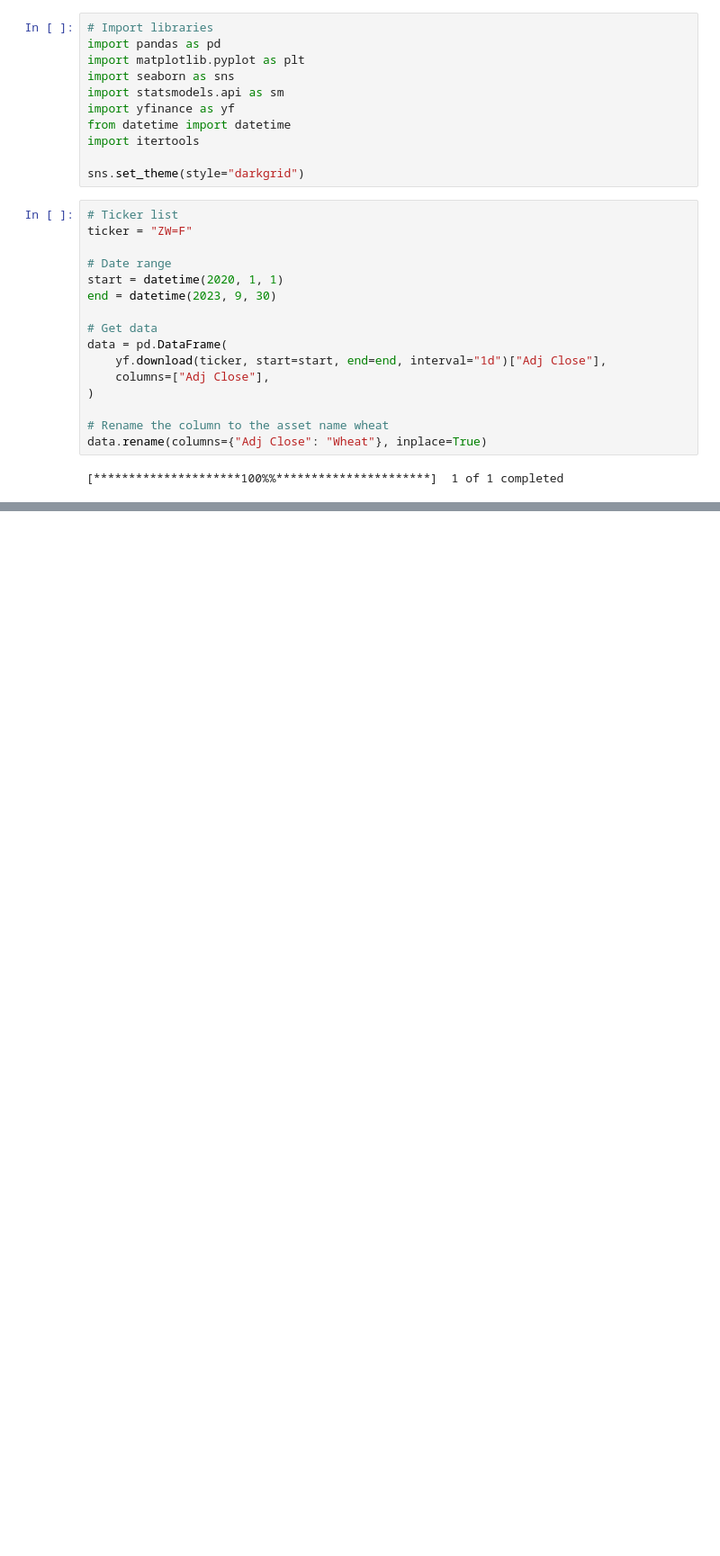
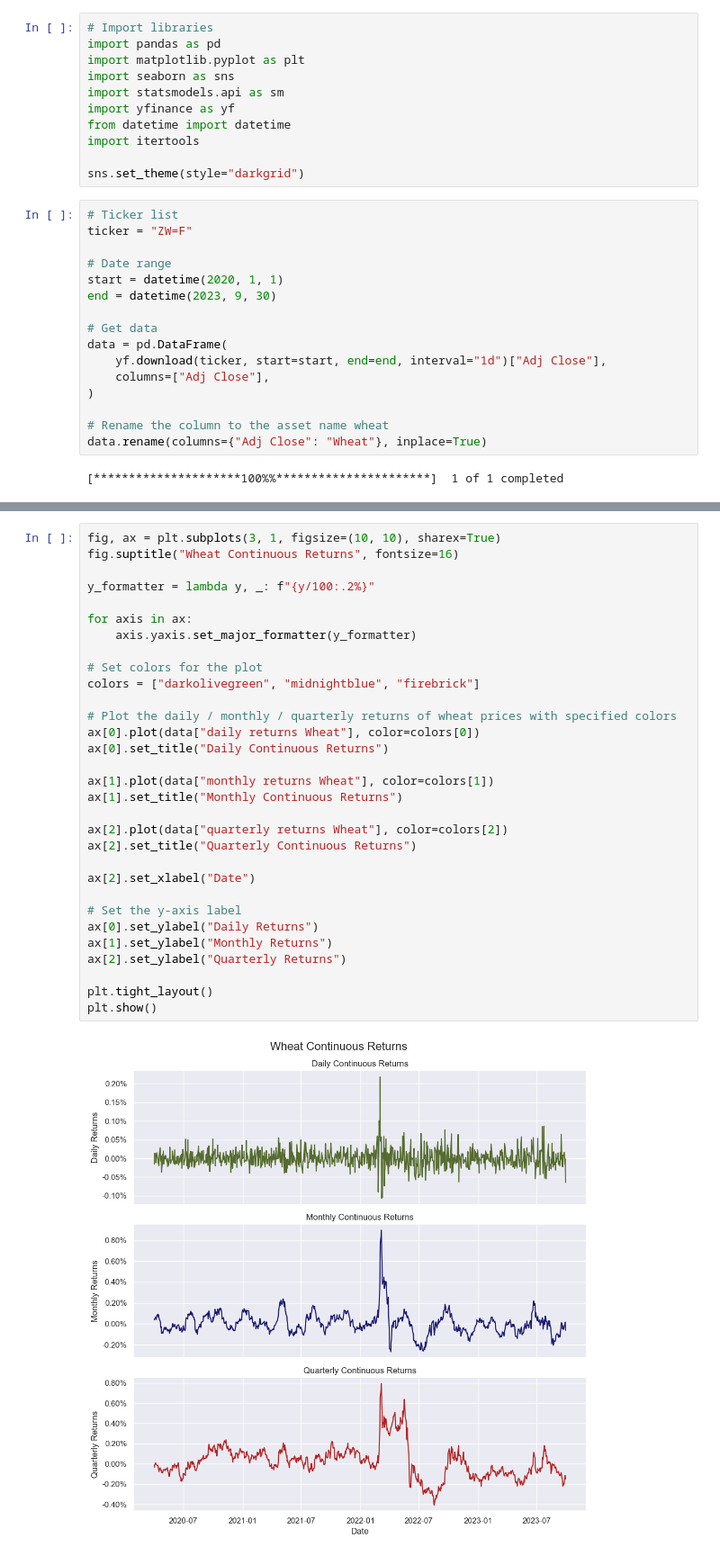
Before and after one commit to RomainCastellarnau/Assignment-2023-Applied-Time-Series, a Jupyter notebook: Computing exercises/Ex_6.ipynb, the cells around one changed output, grey strips where cells are left out. Shown at 90% size. Cells and saved outputs as stored; diff of their text form; blank space fills up the shorter version.

```diff
--- a/Computing exercises/Ex_6.ipynb
+++ b/Computing exercises/Ex_6.ipynb
@@ -78,3 +79,36 @@ data
 | 2023-09-28 | 578.75 | -0.001294 | 0.015796 | -0.113706 |
 | 2023-09-29 | 541.50 | -0.064363 | -0.061118 | -0.148919 |
 880 rows × 4 columns
+# %%
+fig, ax = plt.subplots(3, 1, figsize=(10, 10), sharex=True)
+fig.suptitle("Wheat Continuous Returns", fontsize=16)
+
+y_formatter = lambda y, _: f"{y/100:.2%}"
+
+for axis in ax:
+    axis.yaxis.set_major_formatter(y_formatter)
+
+# Set colors for the plot
+colors = ["darkolivegreen", "midnightblue", "firebrick"]
+
+# Plot the daily / monthly / quarterly returns of wheat prices with specified colors
+ax[0].plot(data["daily returns Wheat"], color=colors[0])
+ax[0].set_title("Daily Continuous Returns")
+
+ax[1].plot(data["monthly returns Wheat"], color=colors[1])
+ax[1].set_title("Monthly Continuous Returns")
+
+ax[2].plot(data["quarterly returns Wheat"], color=colors[2])
+ax[2].set_title("Quarterly Continuous Returns")
+
+ax[2].set_xlabel("Date")
+
+# Set the y-axis label
+ax[0].set_ylabel("Daily Returns")
+ax[1].set_ylabel("Monthly Returns")
+ax[2].set_ylabel("Quarterly Returns")
+
+plt.tight_layout()
+plt.show()
+# %% [output]
+[figure, added]
```
Also changed, not shown: parts of 3 cells of this notebook.
